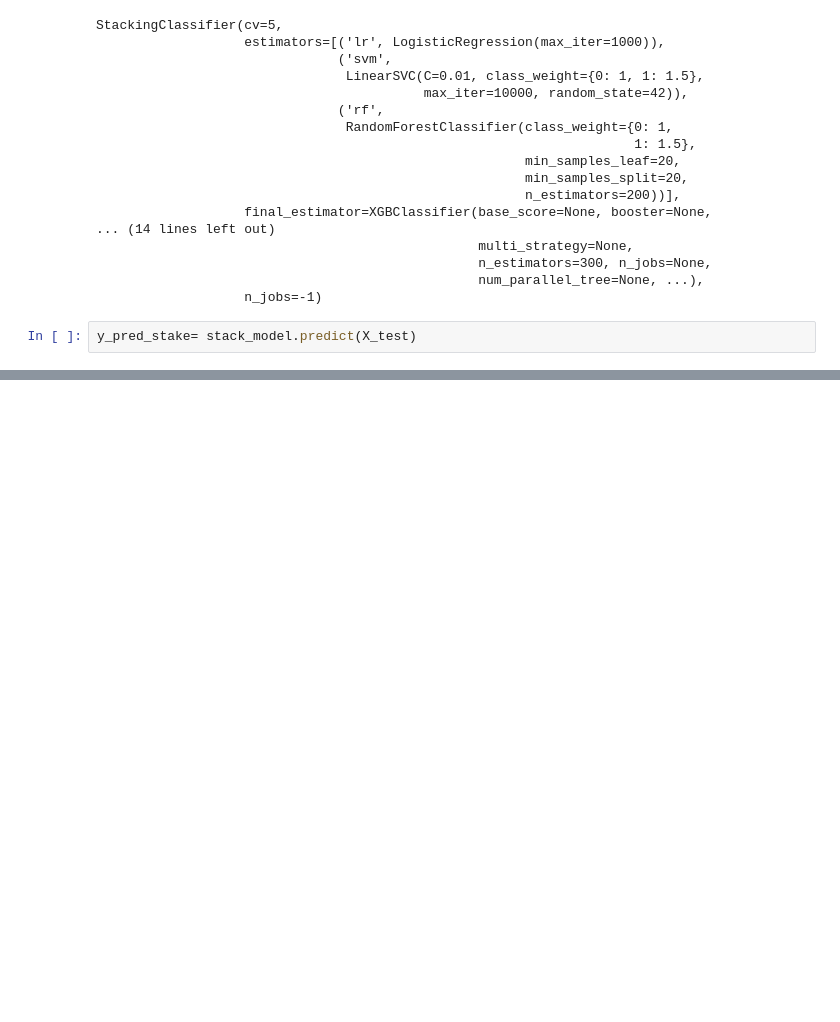
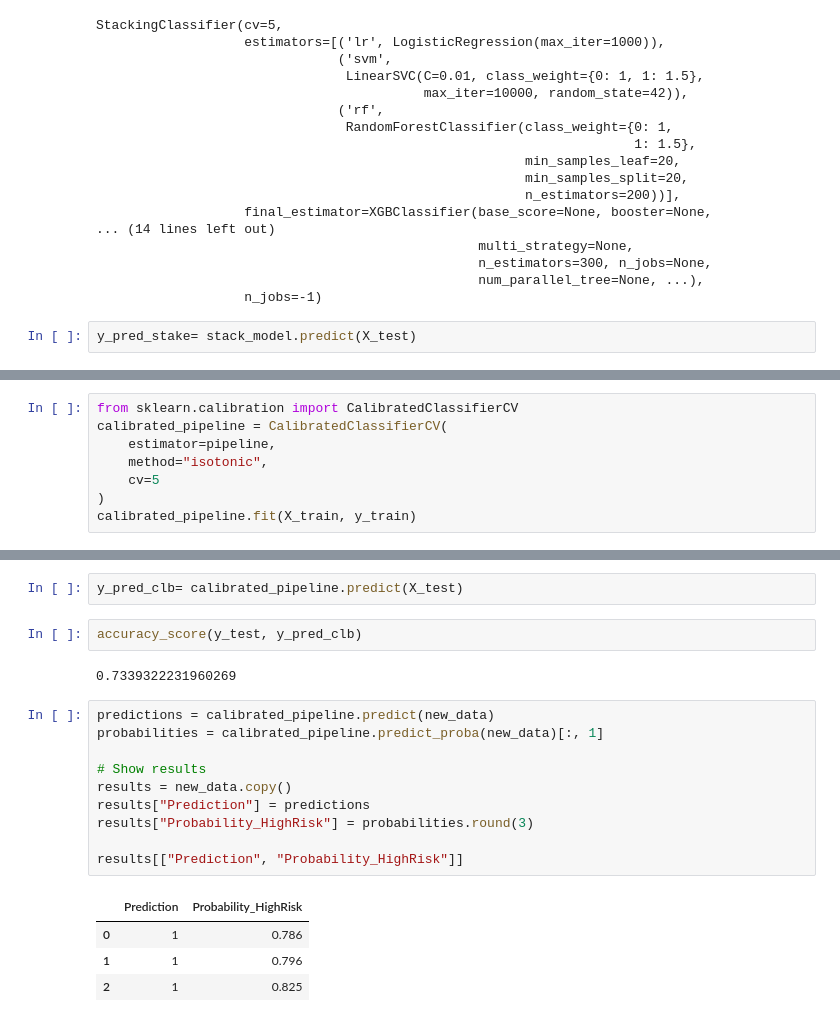
Before and after one commit to rajpatel-7/ML-DL, a Jupyter notebook: College Project/Task-3.ipynb, the cells around one changed output, grey strips where cells are left out. Drawn from its saved outputs; the diff is of its cells as text; blank space fills up the shorter version.

```diff
--- a/College Project/Task-3.ipynb
+++ b/College Project/Task-3.ipynb
@@ -1116,0 +1226,8 @@ ROC-AUC: 0.7992384730822071
+# %%
+from sklearn.calibration import CalibratedClassifierCV
+calibrated_pipeline = CalibratedClassifierCV(
+    estimator=pipeline,
+    method="isotonic",
+    cv=5
+)
+calibrated_pipeline.fit(X_train, y_train)
@@ -1116,0 +1252,21 @@ ROC-AUC: 0.7992384730822071
+# %%
+y_pred_clb= calibrated_pipeline.predict(X_test)
+# %%
+accuracy_score(y_test, y_pred_clb)
+# %% [output]
+0.7339322231960269
+# %%
+predictions = calibrated_pipeline.predict(new_data)
+probabilities = calibrated_pipeline.predict_proba(new_data)[:, 1]
+
+# Show results
+results = new_data.copy()
+results["Prediction"] = predictions
+results["Probability_HighRisk"] = probabilities.round(3)
+
+results[["Prediction", "Probability_HighRisk"]]
+# %% [output]
+|  | Prediction | Probability_HighRisk |
+| 0 | 1 | 0.786 |
+| 1 | 1 | 0.796 |
+| 2 | 1 | 0.825 |
```
Also changed, not shown: parts of 16 cells of this notebook.
